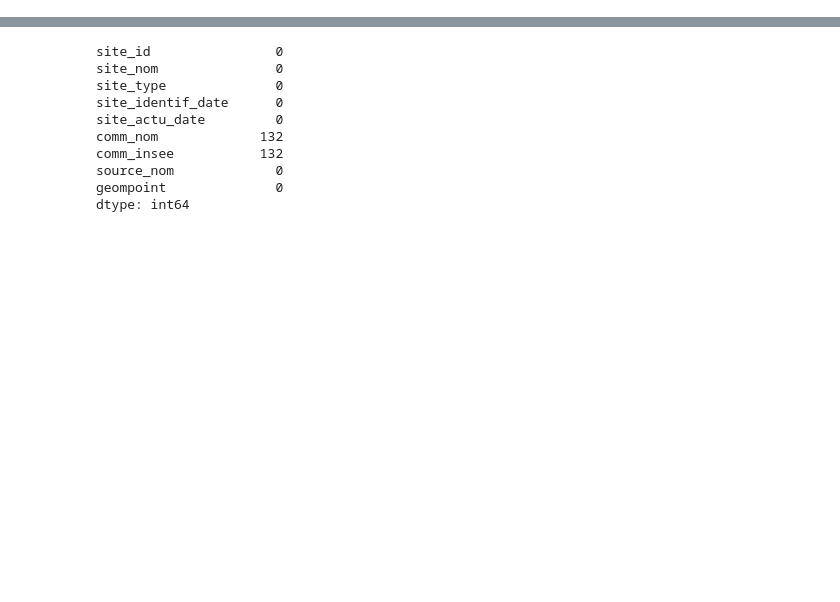
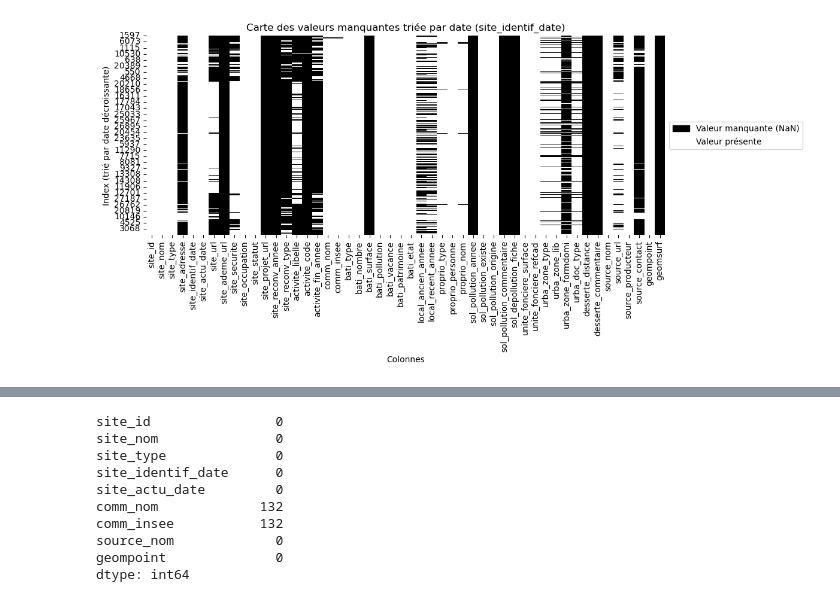
Before and after one commit to Hagatiana/cartofriches, a Jupyter notebook: friches.ipynb, the cells around one changed output, grey strips where cells are left out. Cells and saved outputs as stored; diff of their text form; code cells hidden in the pictures; blank space fills up the shorter version.

```diff
--- a/friches.ipynb
+++ b/friches.ipynb
@@ -44,0 +91,36 @@ print(df.columns.tolist())
+# %%
+#Valeurs manquantes sur les données gouvernementales
+# Conversion de la colonne de date
+df["site_identif_date"] = pd.to_datetime(df["site_identif_date"], errors='coerce')
+
+# Tri décroissant par la date
+df_sorted = df.sort_values("site_identif_date", ascending=False)
+
+# Carte des valeurs manquantes avec légende personnalisée
+plt.figure(figsize=(12, 6))
+sns.heatmap(
+    df_sorted.isna(),
+    cmap=sns.color_palette(["white", "black"]),
+    cbar=False
+)
+
+# Légende : noir = présent, blanc = manquant
+from matplotlib.patches import Patch
+legend_elements = [
+    Patch(facecolor='black', edgecolor='black', label='Valeur manquante (NaN)'),
+    Patch(facecolor='white', edgecolor='white', label='Valeur présente')
+]
+plt.legend(
+    handles=legend_elements,
+    loc='center left',
+    bbox_to_anchor=(1.0, 0.5)
+)
+
+
+plt.title("Carte des valeurs manquantes triée par date (site_identif_date)")
+plt.xlabel("Colonnes")
+plt.ylabel("Index (trié par date décroissante)")
+plt.tight_layout()
+plt.show()
+# %% [output]
+[figure, added]
```
Also changed, not shown: parts of 29 cells of this notebook.
